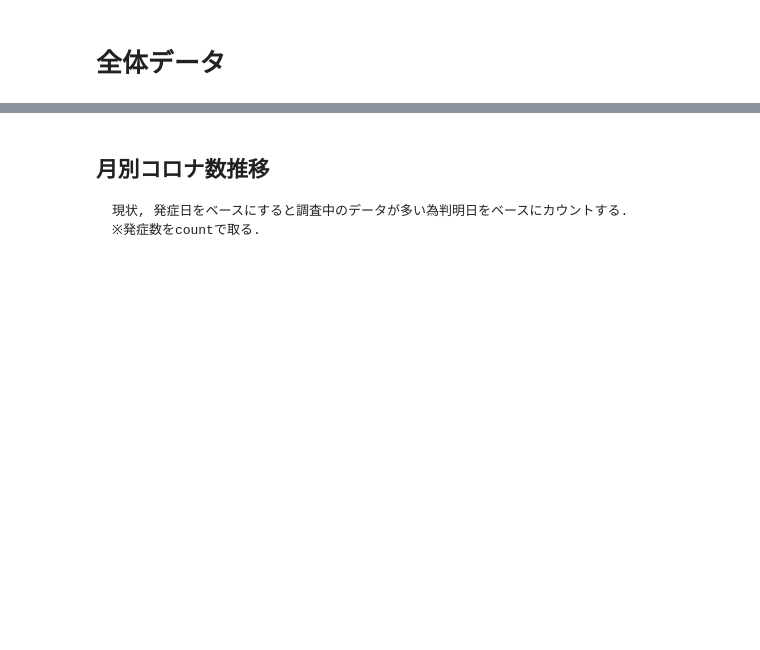
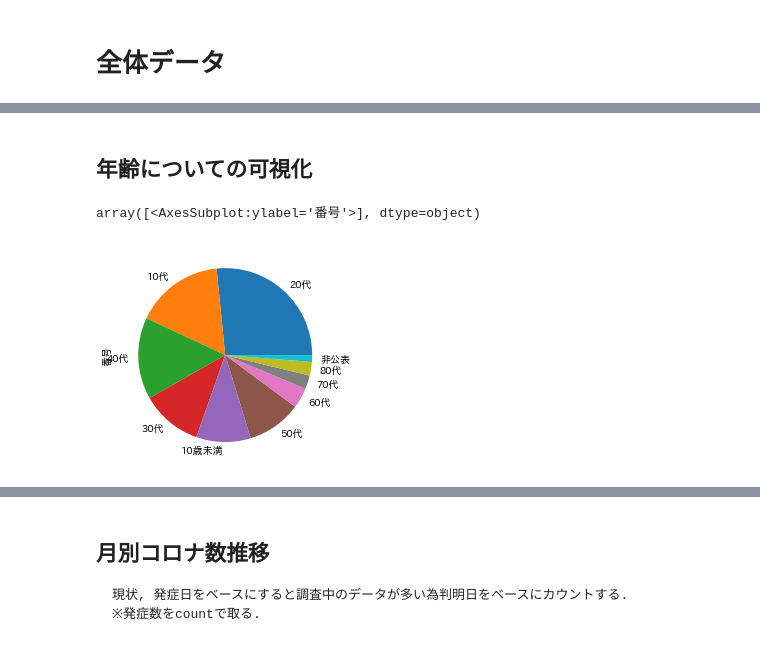
Before and after one commit to S-mishina/corona-bunseki, a Jupyter notebook: COVID.ipynb, the cells around one changed output, grey strips where cells are left out. Drawn from its saved outputs; the diff is of its cells as text; code cells hidden in the pictures; blank space fills up the shorter version.

```diff
--- a/COVID.ipynb
+++ b/COVID.ipynb
@@ -70,0 +120,8 @@ corona
+# %% [markdown]
+<h2>年齢についての可視化</h2>
+# %%
+corona_nen=corona_s.groupby('年代').count().sort_values('番号',ascending=False)['番号'][0:10]
+corona_nen.plot.pie(subplots=True)
+# %% [output]
+array([<AxesSubplot:ylabel='番号'>], dtype=object)
+[figure, added]
```
Also changed, not shown: parts of 24 cells of this notebook.
